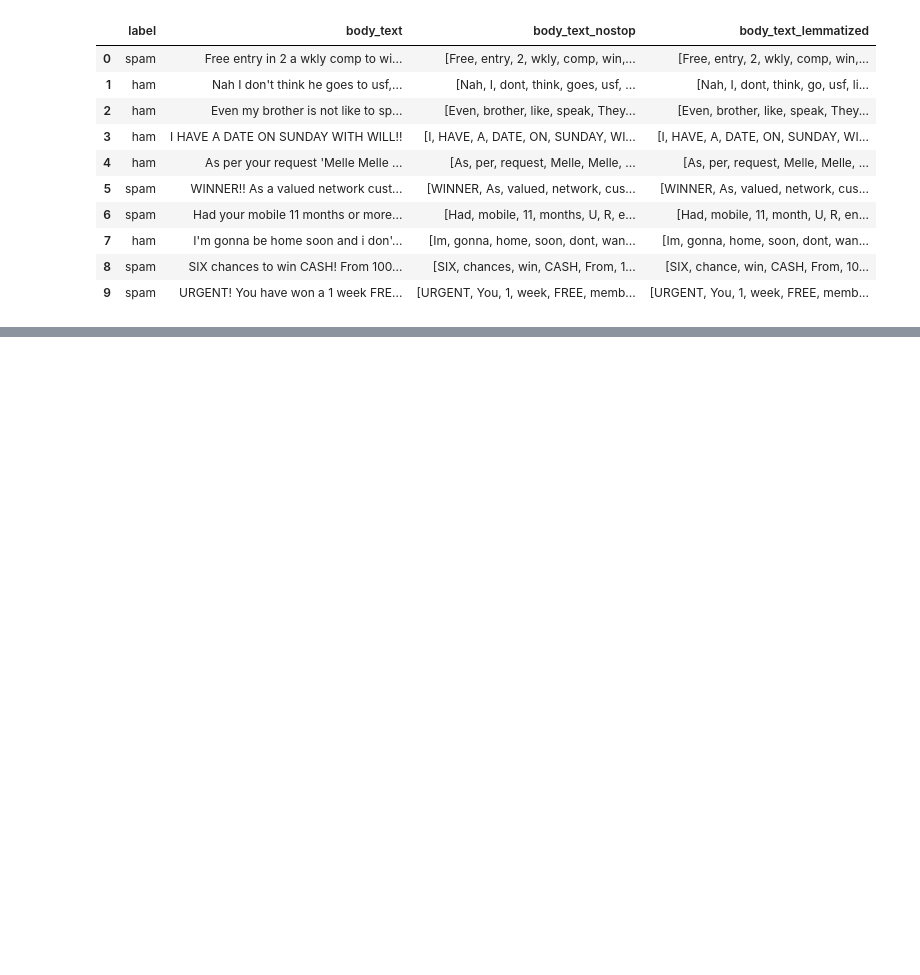
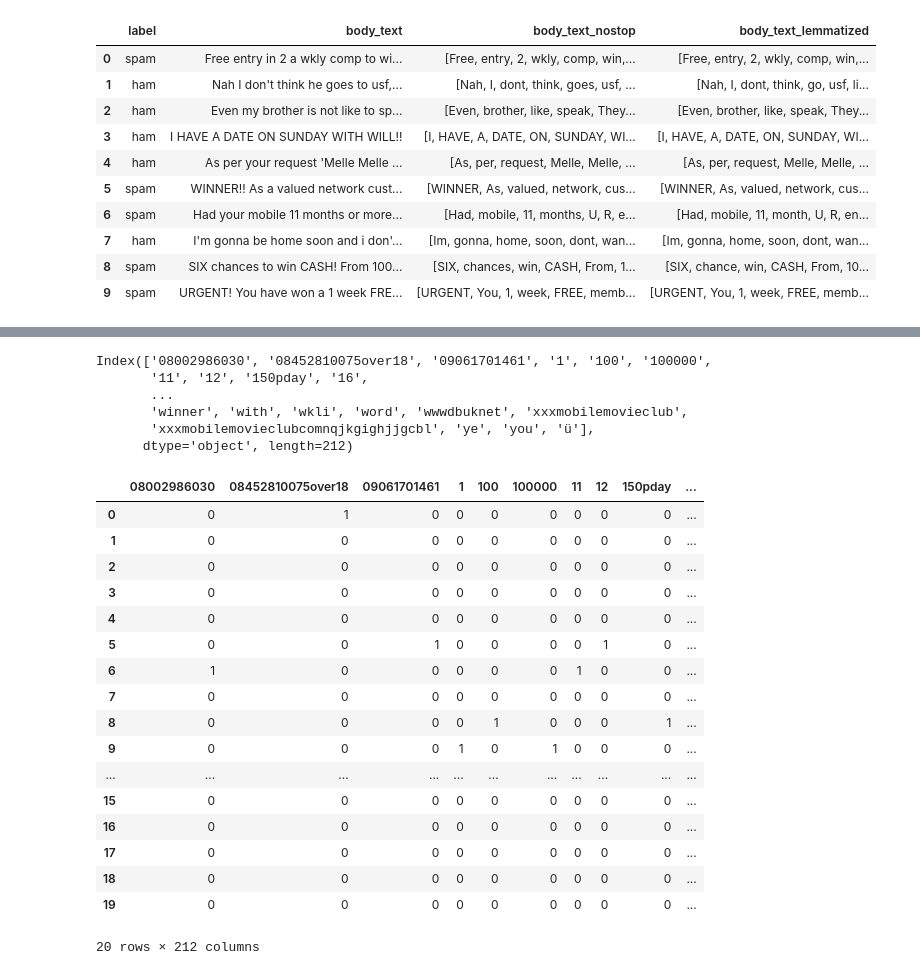
Before and after one commit to allaccountstaken/nlp_with_nltk, a Jupyter notebook: nlp_pipeline.ipynb, the cells around one changed output, grey strips where cells are left out. Drawn from its saved outputs; the diff is of its cells as text; code cells hidden in the pictures; blank space fills up the shorter version.

```diff
--- a/nlp_pipeline.ipynb
+++ b/nlp_pipeline.ipynb
@@ -522,0 +596,31 @@ NameError: name 'string' is not defined
+# %%
+X_counts_sample_df.columns = count_vect_sample.get_feature_names()
+print(X_counts_sample_df.columns)
+# %% [output]
+Index(['08002986030', '08452810075over18', '09061701461', '1', '100', '100000',
+       '11', '12', '150pday', '16',
+       ...
+       'winner', 'with', 'wkli', 'word', 'wwwdbuknet', 'xxxmobilemovieclub',
+       'xxxmobilemovieclubcomnqjkgighjjgcbl', 'ye', 'you', 'ü'],
+      dtype='object', length=212)
+# %%
+X_counts_sample_df
+# %% [output]
+|  | 08002986030 | 08452810075over18 | 09061701461 | 1 | 100 | 100000 | 11 | 12 | 150pday | ... |
+| 0 | 0 | 1 | 0 | 0 | 0 | 0 | 0 | 0 | 0 | ... |
+| 1 | 0 | 0 | 0 | 0 | 0 | 0 | 0 | 0 | 0 | ... |
+| 2 | 0 | 0 | 0 | 0 | 0 | 0 | 0 | 0 | 0 | ... |
+| 3 | 0 | 0 | 0 | 0 | 0 | 0 | 0 | 0 | 0 | ... |
+| 4 | 0 | 0 | 0 | 0 | 0 | 0 | 0 | 0 | 0 | ... |
+| 5 | 0 | 0 | 1 | 0 | 0 | 0 | 0 | 1 | 0 | ... |
+| 6 | 1 | 0 | 0 | 0 | 0 | 0 | 1 | 0 | 0 | ... |
+| 7 | 0 | 0 | 0 | 0 | 0 | 0 | 0 | 0 | 0 | ... |
+| 8 | 0 | 0 | 0 | 0 | 1 | 0 | 0 | 0 | 1 | ... |
+| 9 | 0 | 0 | 0 | 1 | 0 | 1 | 0 | 0 | 0 | ... |
+| ... | ... | ... | ... | ... | ... | ... | ... | ... | ... | ... |
+| 15 | 0 | 0 | 0 | 0 | 0 | 0 | 0 | 0 | 0 | ... |
+| 16 | 0 | 0 | 0 | 0 | 0 | 0 | 0 | 0 | 0 | ... |
+| 17 | 0 | 0 | 0 | 0 | 0 | 0 | 0 | 0 | 0 | ... |
+| 18 | 0 | 0 | 0 | 0 | 0 | 0 | 0 | 0 | 0 | ... |
+| 19 | 0 | 0 | 0 | 0 | 0 | 0 | 0 | 0 | 0 | ... |
+20 rows × 212 columns
```
Also changed, not shown: parts of 12 cells of this notebook, 1 other file.
